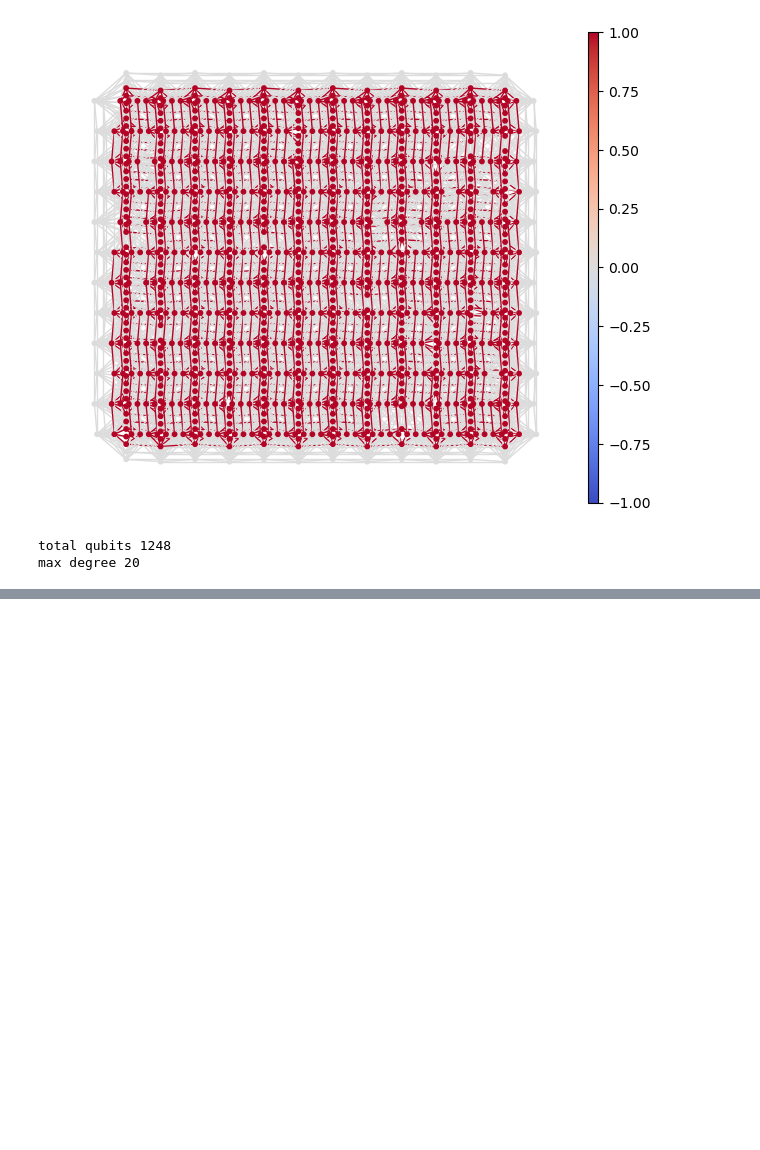
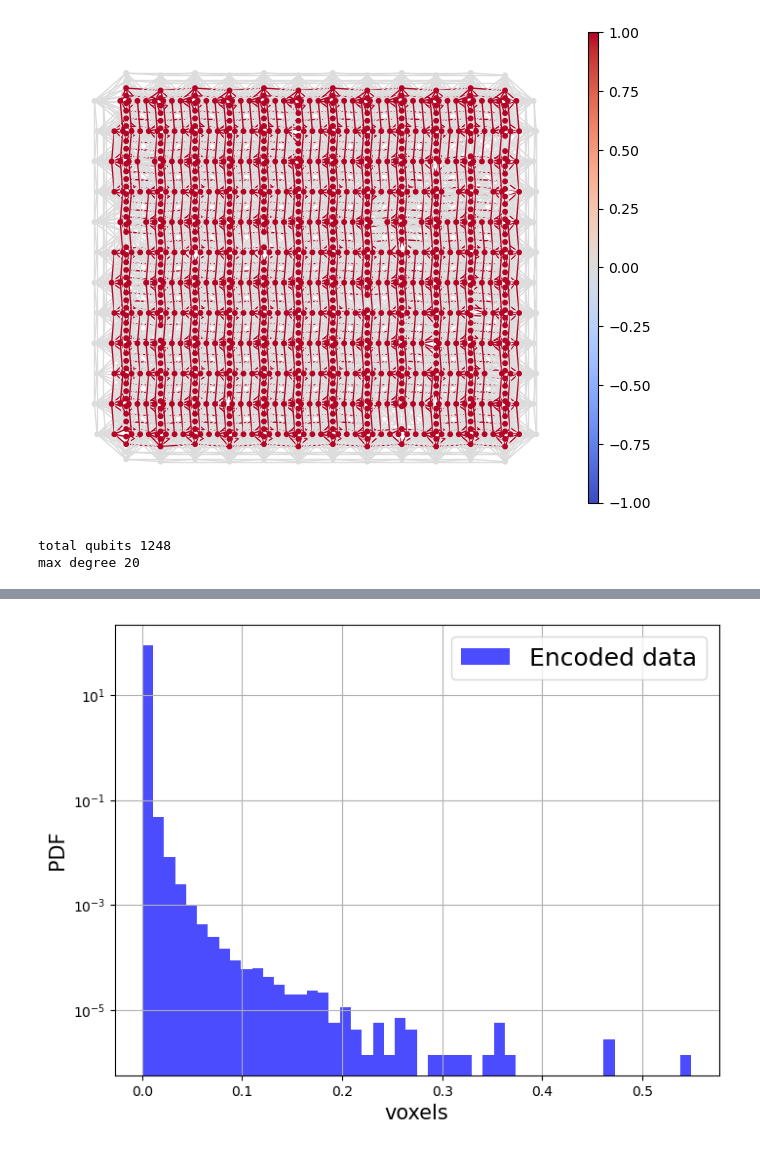
Before and after one commit to QaloSim/CaloQVAE, a Jupyter notebook: notebooks/zephyr_coloring.ipynb, the cells around one changed output, grey strips where cells are left out. Cells and saved outputs as stored; diff of their text form; code cells hidden in the pictures; blank space fills up the shorter version.

```diff
--- a/notebooks/zephyr_coloring.ipynb
+++ b/notebooks/zephyr_coloring.ipynb
@@ -148,0 +265,27 @@ plt.show()
+# %%
+δ=1e-7
+x = δ + (1-2*δ)*ϵ
+minVal, maxVal = min(x.view(-1).numpy()), max(x.view(-1).numpy())
+binwidth = (maxVal-minVal)/50
+
+plt.figure(figsize=(8,6))
+plt.hist(x.view(-1).numpy(), bins=np.arange(minVal, maxVal + binwidth, binwidth), linewidth=2.5, color="b", density=True, log=True, label="Encoded data", alpha=0.7)
+
+plt.xlabel("voxels", fontsize=15)
+plt.ylabel("PDF", fontsize=15)
+
+plt.legend(fontsize=18)
+plt.grid("True")
+# plt.savefig(f'/home/javier/Projects/CaloQVAE/figs/{modelname}/RBM_energy_2_{modelname}_{arch}_{datascaled}_{part}.png')
+plt.show()
+
+##########################
+# dbin = torch.heaviside(x, torch.tensor([0.0]).to(dtype=d.dtype))
+# minVal, maxVal = min(dbin.view(-1).numpy()), max(dbin.view(-1).numpy())
+# binwidth = (maxVal-minVal)/50
+# print(minVal, maxVal, binwidth)
+
+# plt.hist(dbin.view(-1).numpy(), bins=np.arange(minVal, maxVal + binwidth, binwidth), linewidth=2.5, color="b", density=True, log=True, label="Encoded data", alpha=0.7)
+# plt.show()
+# %% [output]
+[figure, added]
```
Also changed, not shown: parts of 18 cells of this notebook, 15 other files.
